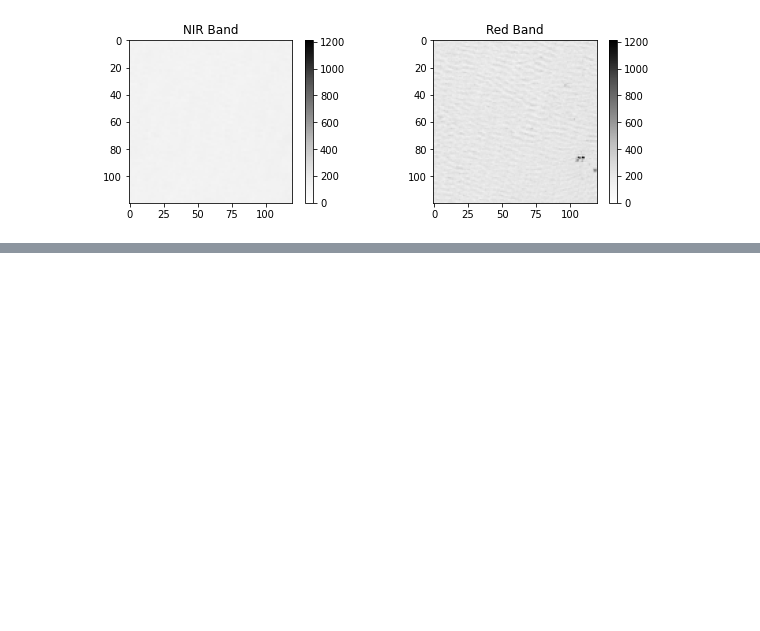
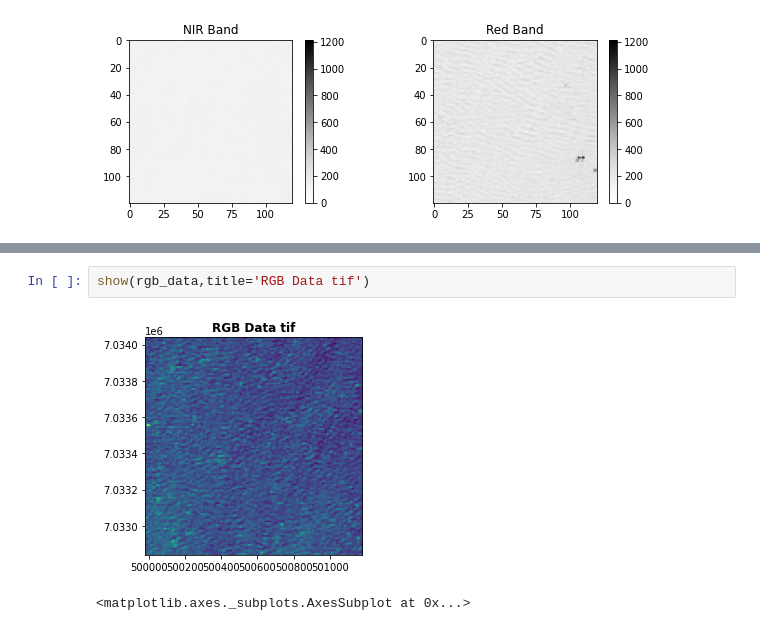
Before and after one commit to BRIJNANDA1979/CNN-Sentinel, a Jupyter notebook: Merge_bands_RGB_NIR_and_SWIR_of_BigEarthNet_using_Rasterio.ipynb, the cells around one changed output, grey strips where cells are left out. Saved outputs shown, nothing was run; the diff lists cells and outputs as text; blank space fills up the shorter version.

```diff
--- a/Merge_bands_RGB_NIR_and_SWIR_of_BigEarthNet_using_Rasterio.ipynb
+++ b/Merge_bands_RGB_NIR_and_SWIR_of_BigEarthNet_using_Rasterio.ipynb
@@ -450,0 +487,5 @@ fig.colorbar(red, ax=ax2)
+# %%
+show(rgb_data,title='RGB Data tif')
+# %% [output]
+[figure, added]
+<matplotlib.axes._subplots.AxesSubplot at 0x...>
```
Also changed, not shown: parts of 3 cells of this notebook.
